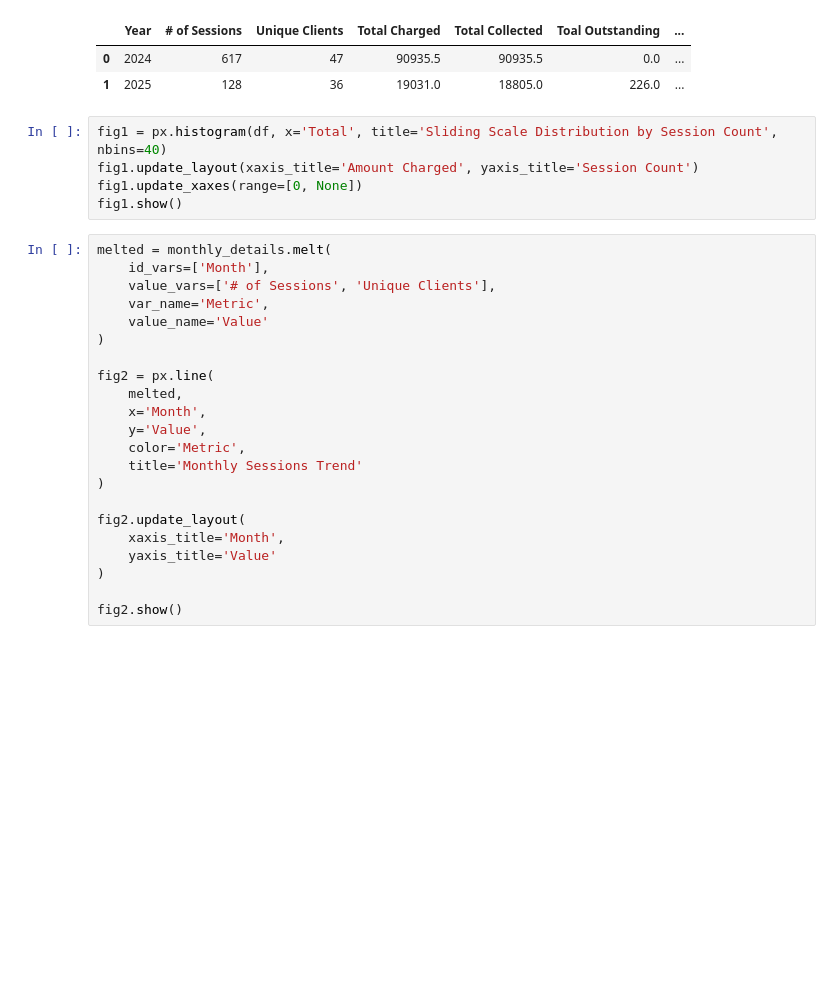
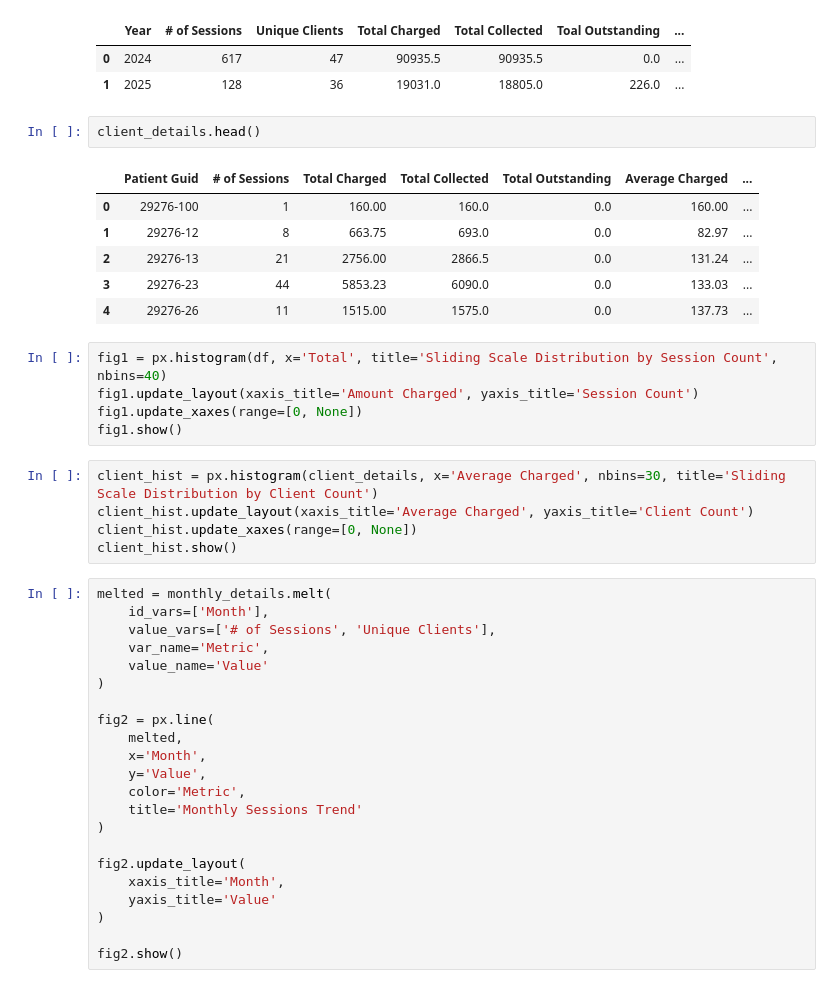
Before and after one commit to btmarsh6/Sliding-Scale, a Jupyter notebook: explore.ipynb, the cells around one changed output. Cells and saved outputs as stored; diff of their text form; blank space fills up the shorter version.

```diff
--- a/explore.ipynb
+++ b/explore.ipynb
@@ -176,11 +176,25 @@ annual_details
 |  | Year | # of Sessions | Unique Clients | Total Charged | Total Collected | Toal Outstanding | ... |
 | 0 | 2024 | 617 | 47 | 90935.5 | 90935.5 | 0.0 | ... |
 | 1 | 2025 | 128 | 36 | 19031.0 | 18805.0 | 226.0 | ... |
+# %%
+client_details.head()
+# %% [output]
+|  | Patient Guid | # of Sessions | Total Charged | Total Collected | Total Outstanding | Average Charged | ... |
+| 0 | 29276-100 | 1 | 160.00 | 160.0 | 0.0 | 160.00 | ... |
+| 1 | 29276-12 | 8 | 663.75 | 693.0 | 0.0 | 82.97 | ... |
+| 2 | 29276-13 | 21 | 2756.00 | 2866.5 | 0.0 | 131.24 | ... |
+| 3 | 29276-23 | 44 | 5853.23 | 6090.0 | 0.0 | 133.03 | ... |
+| 4 | 29276-26 | 11 | 1515.00 | 1575.0 | 0.0 | 137.73 | ... |
 # %%
 fig1 = px.histogram(df, x='Total', title='Sliding Scale Distribution by Session Count', nbins=40)
 fig1.update_layout(xaxis_title='Amount Charged', yaxis_title='Session Count')
 fig1.update_xaxes(range=[0, None])
 fig1.show()
+# %%
+client_hist = px.histogram(client_details, x='Average Charged', nbins=30, title='Sliding Scale Distribution by Client Count')
+client_hist.update_layout(xaxis_title='Average Charged', yaxis_title='Client Count')
+client_hist.update_xaxes(range=[0, None])
+client_hist.show()
 # %%
 melted = monthly_details.melt(
     id_vars=['Month'],
```
Also changed, not shown: parts of 1 cell of this notebook, 1 other file.
